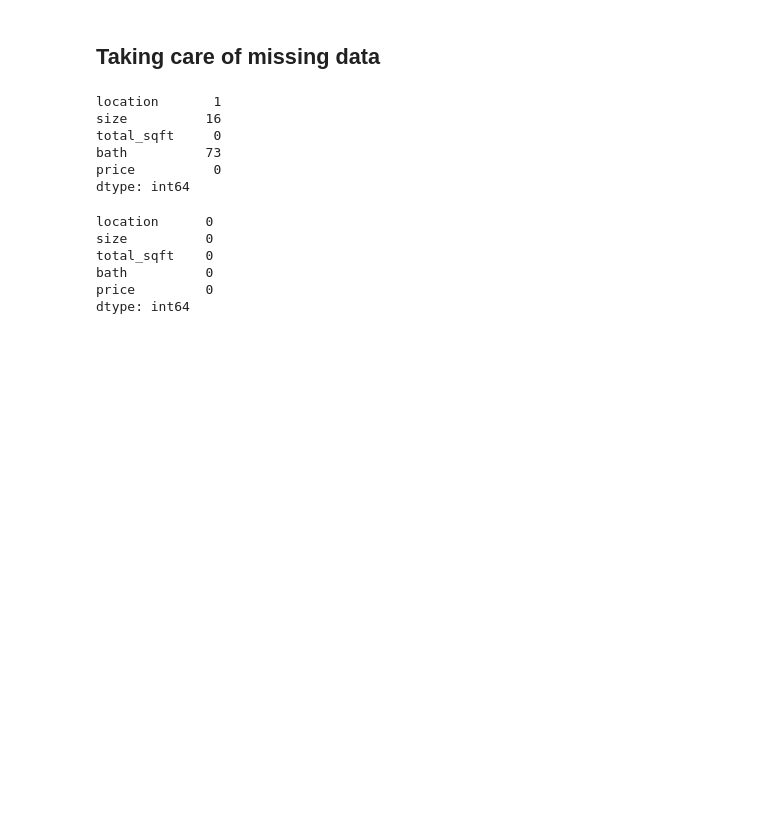
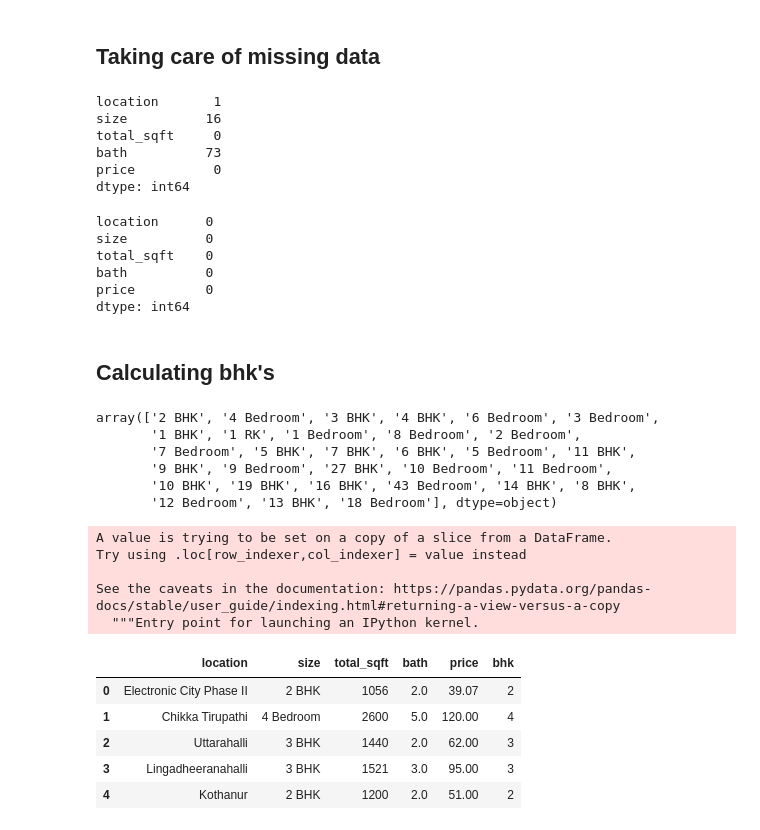
Before and after one commit to avdhootu27/bangalore-home-price-prediction, a Jupyter notebook: model/banglore house price prediction.ipynb, the cells around one changed output. Saved outputs shown, nothing was run; the diff lists cells and outputs as text; code cells hidden in the pictures; blank space fills up the shorter version.

```diff
--- a/model/banglore house price prediction.ipynb
+++ b/model/banglore house price prediction.ipynb
@@ -56,3 +56,29 @@ total_sqft    0
 bath          0
 price         0
 dtype: int64
+# %% [markdown]
+## Calculating bhk's
+# %%
+df3['size'].unique()
+# %% [output]
+array(['2 BHK', '4 Bedroom', '3 BHK', '4 BHK', '6 Bedroom', '3 Bedroom',
+       '1 BHK', '1 RK', '1 Bedroom', '8 Bedroom', '2 Bedroom',
+       '7 Bedroom', '5 BHK', '7 BHK', '6 BHK', '5 Bedroom', '11 BHK',
+       '9 BHK', '9 Bedroom', '27 BHK', '10 Bedroom', '11 Bedroom',
+       '10 BHK', '19 BHK', '16 BHK', '43 Bedroom', '14 BHK', '8 BHK',
+       '12 Bedroom', '13 BHK', '18 Bedroom'], dtype=object)
+# %%
+df3['bhk'] = df3['size'].apply(lambda x: int(x.split(' ')[0]))
+df3.head()
+# %% [output]
+A value is trying to be set on a copy of a slice from a DataFrame.
+Try using .loc[row_indexer,col_indexer] = value instead
+
+See the caveats in the documentation: https://pandas.pydata.org/pandas-docs/stable/user_guide/indexing.html#returning-a-view-versus-a-copy
+  """Entry point for launching an IPython kernel.
+|  | location | size | total_sqft | bath | price | bhk |
+| 0 | Electronic City Phase II | 2 BHK | 1056 | 2.0 | 39.07 | 2 |
+| 1 | Chikka Tirupathi | 4 Bedroom | 2600 | 5.0 | 120.00 | 4 |
+| 2 | Uttarahalli | 3 BHK | 1440 | 2.0 | 62.00 | 3 |
+| 3 | Lingadheeranahalli | 3 BHK | 1521 | 3.0 | 95.00 | 3 |
+| 4 | Kothanur | 2 BHK | 1200 | 2.0 | 51.00 | 2 |
```
Also changed, not shown: parts of 14 cells of this notebook.
